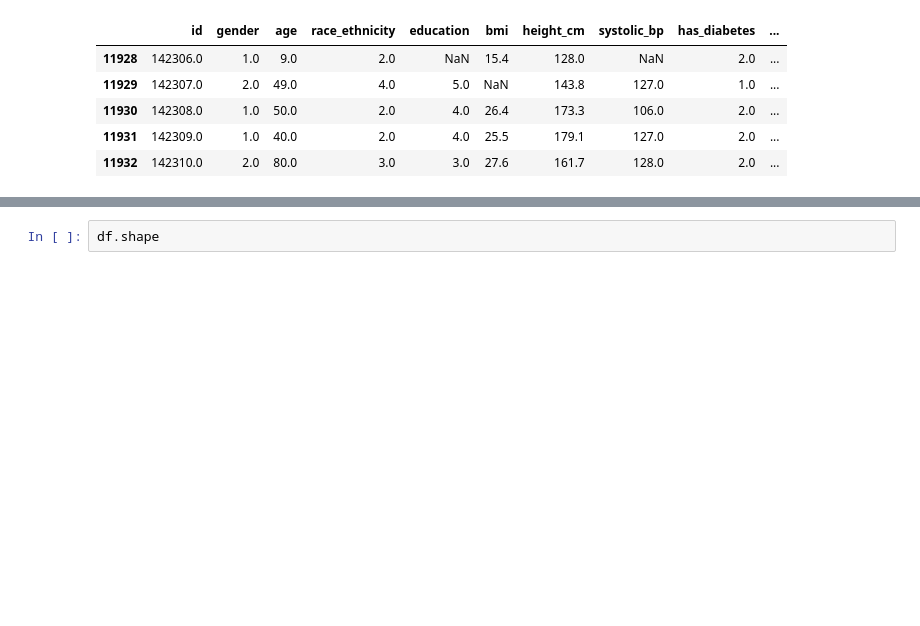
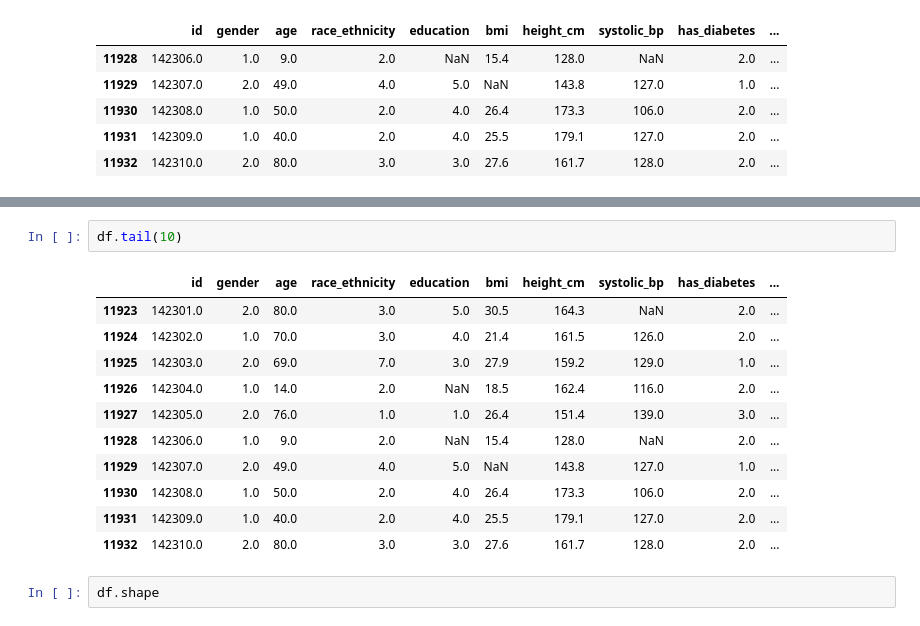
Before and after one commit to osoliman/DSC110, a Jupyter notebook: Description/DSC110_Description_Cleaning_Summarization.ipynb, the cells around one changed output, grey strips where cells are left out. Drawn from its saved outputs; the diff is of its cells as text; blank space fills up the shorter version.

```diff
--- a/Description/DSC110_Description_Cleaning_Summarization.ipynb
+++ b/Description/DSC110_Description_Cleaning_Summarization.ipynb
@@ -37,3 +46,17 @@ df.tail()
+# %%
+df.tail(10)
+# %% [output]
+|  | id | gender | age | race_ethnicity | education | bmi | height_cm | systolic_bp | has_diabetes | ... |
+| 11923 | 142301.0 | 2.0 | 80.0 | 3.0 | 5.0 | 30.5 | 164.3 | NaN | 2.0 | ... |
+| 11924 | 142302.0 | 1.0 | 70.0 | 3.0 | 4.0 | 21.4 | 161.5 | 126.0 | 2.0 | ... |
+| 11925 | 142303.0 | 2.0 | 69.0 | 7.0 | 3.0 | 27.9 | 159.2 | 129.0 | 1.0 | ... |
+| 11926 | 142304.0 | 1.0 | 14.0 | 2.0 | NaN | 18.5 | 162.4 | 116.0 | 2.0 | ... |
+| 11927 | 142305.0 | 2.0 | 76.0 | 1.0 | 1.0 | 26.4 | 151.4 | 139.0 | 3.0 | ... |
+| 11928 | 142306.0 | 1.0 | 9.0 | 2.0 | NaN | 15.4 | 128.0 | NaN | 2.0 | ... |
+| 11929 | 142307.0 | 2.0 | 49.0 | 4.0 | 5.0 | NaN | 143.8 | 127.0 | 1.0 | ... |
+| 11930 | 142308.0 | 1.0 | 50.0 | 2.0 | 4.0 | 26.4 | 173.3 | 106.0 | 2.0 | ... |
+| 11931 | 142309.0 | 1.0 | 40.0 | 2.0 | 4.0 | 25.5 | 179.1 | 127.0 | 2.0 | ... |
+| 11932 | 142310.0 | 2.0 | 80.0 | 3.0 | 3.0 | 27.6 | 161.7 | 128.0 | 2.0 | ... |
 # %%
 df.shape
 # %% [output]
```
Also changed, not shown: parts of 77 cells of this notebook.
